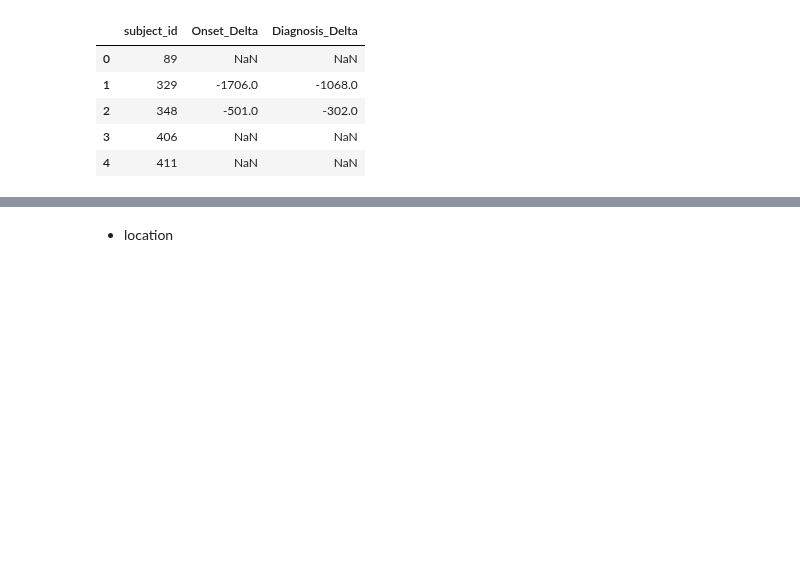
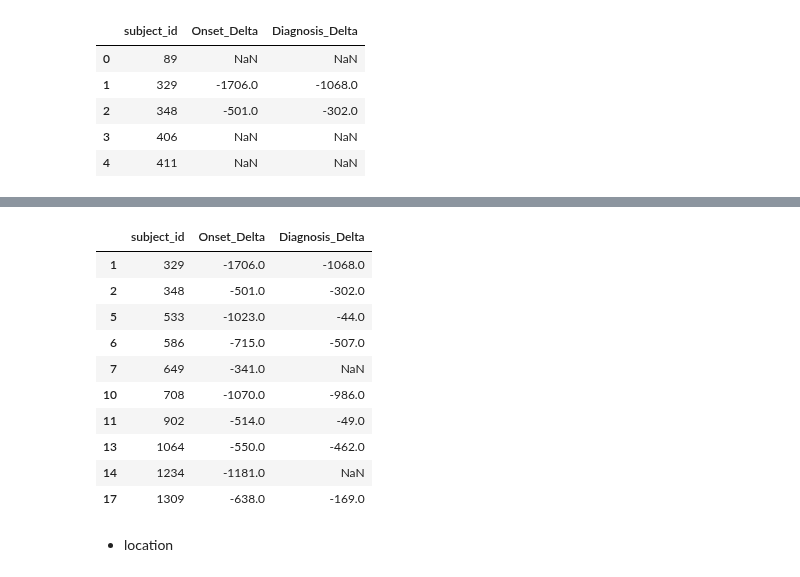
Before and after one commit to ttompk/als, a Jupyter notebook: eda.ipynb, the cells around one changed output, grey strips where cells are left out. Saved outputs shown, nothing was run; the diff lists cells and outputs as text; code cells hidden in the pictures; blank space fills up the shorter version.

Commit message:
got onset dates fixed

```diff
--- a/eda.ipynb
+++ b/eda.ipynb
@@ -244,3 +244,5 @@ history_onset_dates.head()
 | 2 | 348 | -501.0 | -302.0 |
 | 3 | 406 | NaN | NaN |
 | 4 | 411 | NaN | NaN |
+# %%
+onset = history_onset_dates[[ 'subject_id', 'Onset_Delta', 'Diagnosis_Delta']].copy()
@@ -247,3 +258,19 @@ history_onset_dates.head()
+# %%
+onset.dropna(axis=0, inplace=True, thresh=2)
+# %%
+onset.head(10)
+# %% [output]
+|  | subject_id | Onset_Delta | Diagnosis_Delta |
+| 1 | 329 | -1706.0 | -1068.0 |
+| 2 | 348 | -501.0 | -302.0 |
+| 5 | 533 | -1023.0 | -44.0 |
+| 6 | 586 | -715.0 | -507.0 |
+| 7 | 649 | -341.0 | NaN |
+| 10 | 708 | -1070.0 | -986.0 |
+| 11 | 902 | -514.0 | -49.0 |
+| 13 | 1064 | -550.0 | -462.0 |
+| 14 | 1234 | -1181.0 | NaN |
+| 17 | 1309 | -638.0 | -169.0 |
 # %% [markdown]
 - location
 # %%
```
Also changed, not shown: parts of 1 cell of this notebook.
